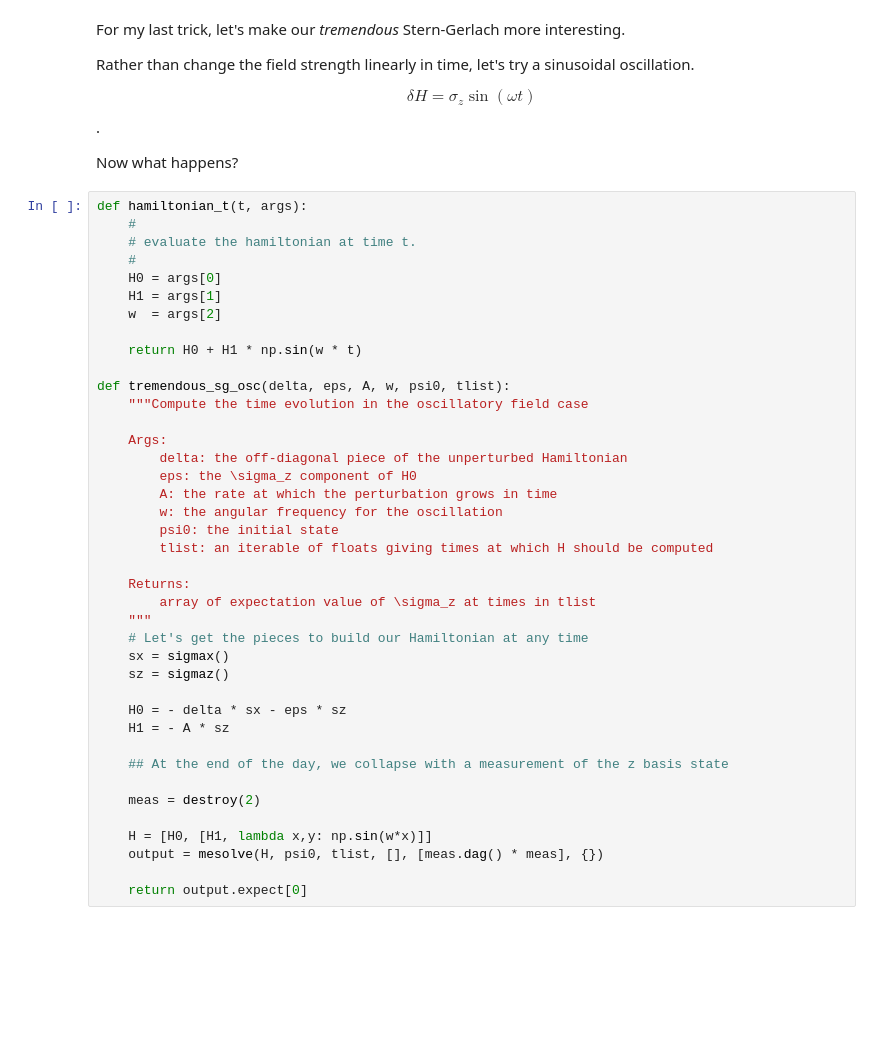
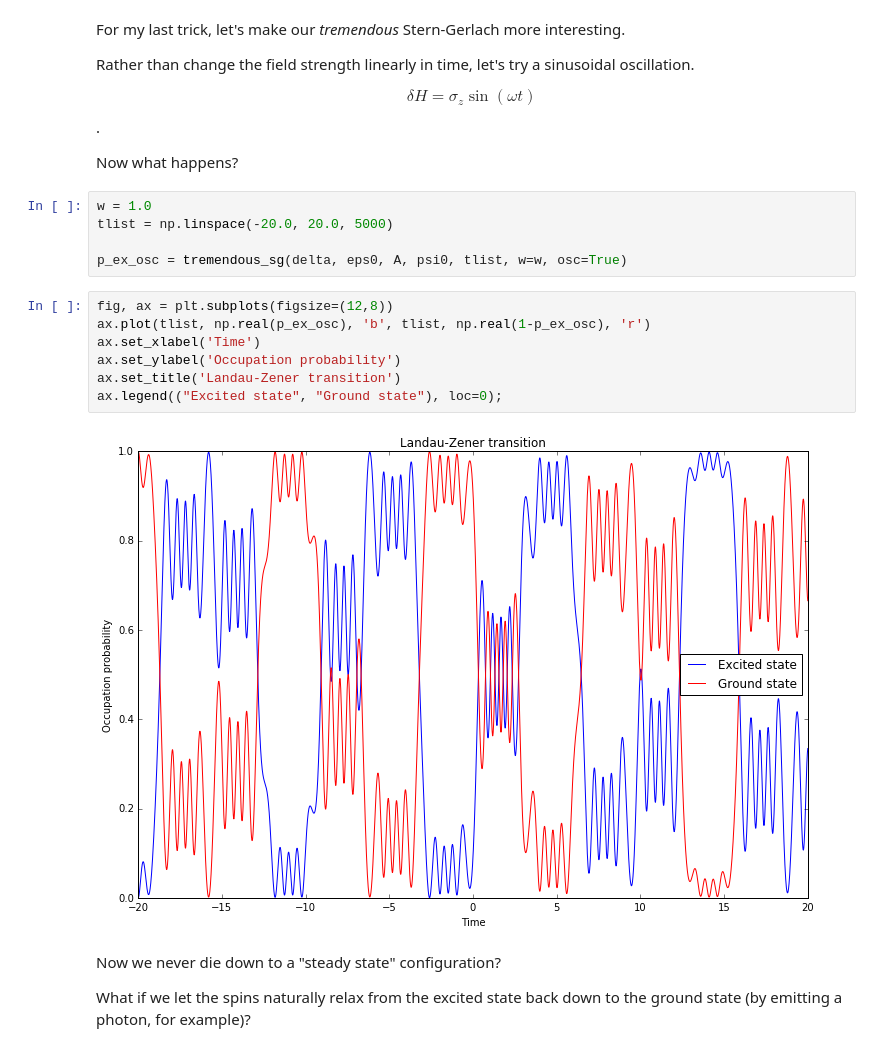
Before and after one commit to cferko/tdpt, a Jupyter notebook: 235_qutip_demo.ipynb, the cells around one changed output. Cells and saved outputs as stored; diff of their text form; blank space fills up the shorter version.

```diff
--- a/235_qutip_demo.ipynb
+++ b/235_qutip_demo.ipynb
@@ -238,44 +232,22 @@ Rather than change the field strength linearly in time, let's try a sinusoidal o
 $$\delta H = \sigma_z \sin ( \omega t )$$.
 
 Now what happens?
-# %%
-def hamiltonian_t(t, args):
-    #
-    # evaluate the hamiltonian at time t.
-    #
-    H0 = args[0]
-    H1 = args[1]
-    w  = args[2]
-
-    return H0 + H1 * np.sin(w * t)
-
-def tremendous_sg_osc(delta, eps, A, w, psi0, tlist):
-    """Compute the time evolution in the oscillatory field case
-
-    Args:
-        delta: the off-diagonal piece of the unperturbed Hamiltonian
-        eps: the \sigma_z component of H0
-        A: the rate at which the perturbation grows in time
-        w: the angular frequency for the oscillation
-        psi0: the initial state
-        tlist: an iterable of floats giving times at which H should be computed
-
-    Returns:
-        array of expectation value of \sigma_z at times in tlist
-    """
-    # Let's get the pieces to build our Hamiltonian at any time
-    sx = sigmax()
-    sz = sigmaz()
-
-    H0 = - delta * sx - eps * sz
-    H1 = - A * sz
-
-    ## At the end of the day, we collapse with a measurement of the z basis state
-
-    meas = destroy(2)
-
-    H = [H0, [H1, lambda x,y: np.sin(w*x)]]
-    output = mesolve(H, psi0, tlist, [], [meas.dag() * meas], {})
-
-    return output.expect[0]
+# %%
+w = 1.0
+tlist = np.linspace(-20.0, 20.0, 5000)
+
+p_ex_osc = tremendous_sg(delta, eps0, A, psi0, tlist, w=w, osc=True)
+# %%
+fig, ax = plt.subplots(figsize=(12,8))
+ax.plot(tlist, np.real(p_ex_osc), 'b', tlist, np.real(1-p_ex_osc), 'r')
+ax.set_xlabel('Time')
+ax.set_ylabel('Occupation probability')
+ax.set_title('Landau-Zener transition')
+ax.legend(("Excited state", "Ground state"), loc=0);
+# %% [output]
+[figure, added]
+# %% [markdown]
+Now we never die down to a "steady state" configuration?
+
+What if we let the spins naturally relax from the excited state back down to the ground state (by emitting a photon, for example)?
 # %%
```
Also changed, not shown: parts of 7 cells of this notebook, 1 other file.
